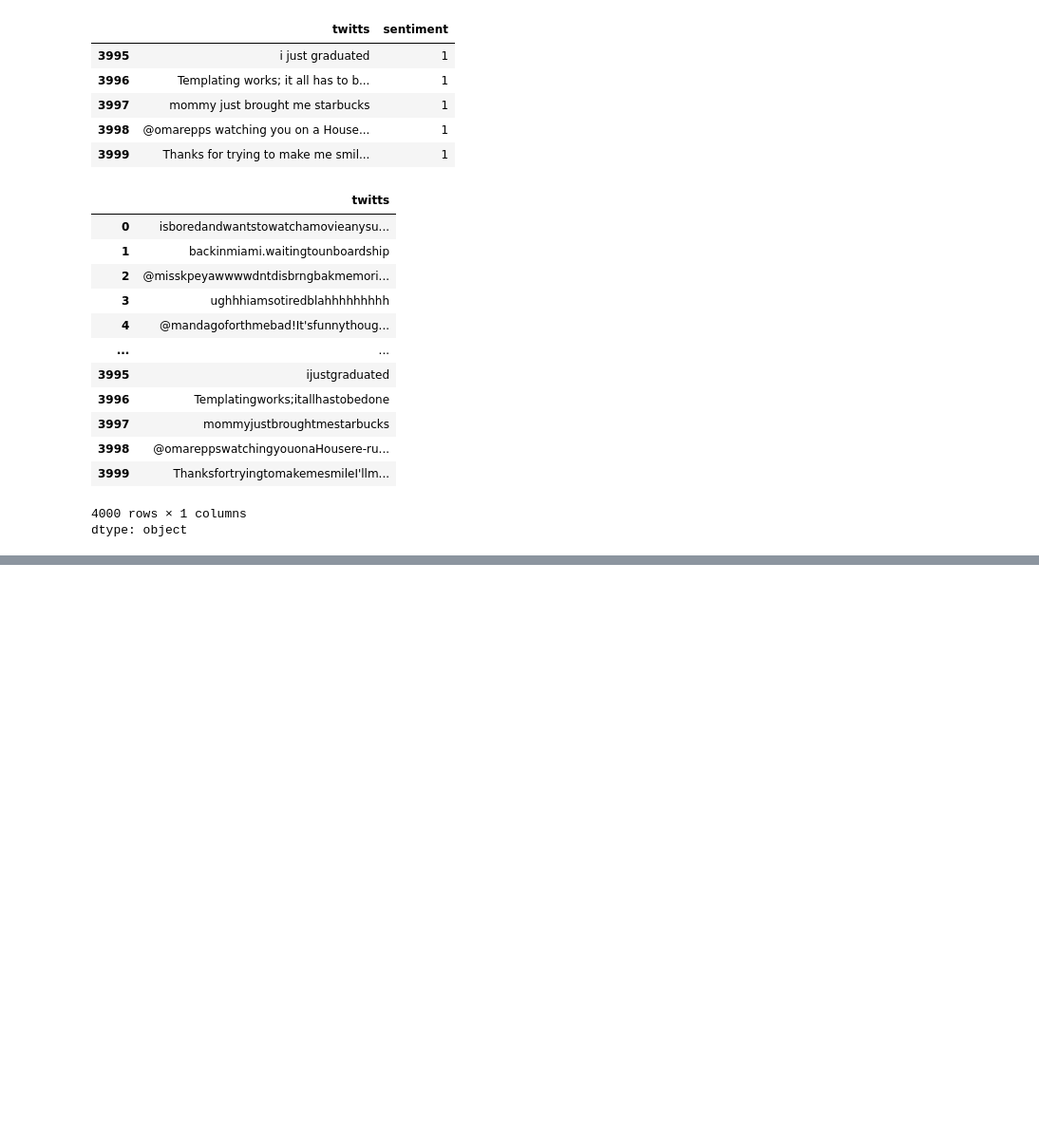
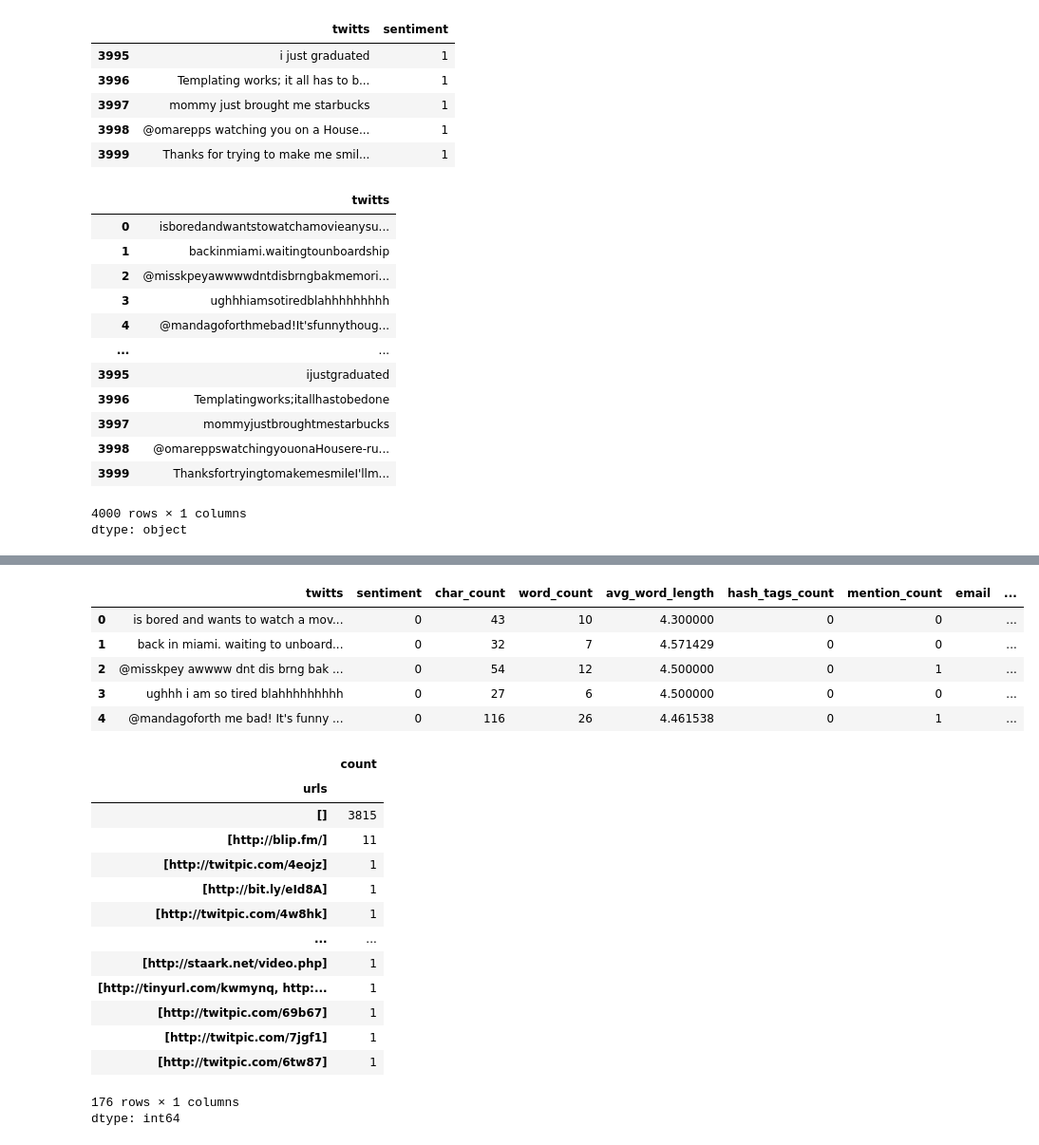
Before and after one commit to SUDEEPPATNAYAK/NLP, a Jupyter notebook: NLP3.ipynb, the cells around one changed output, grey strips where cells are left out. Shown at 95% size. Saved outputs shown, nothing was run; the diff lists cells and outputs as text; code cells hidden in the pictures; blank space fills up the shorter version.

```diff
--- a/NLP3.ipynb
+++ b/NLP3.ipynb
@@ -142,0 +211,4 @@ data
+# %%
+pattern = r'\w+@\w+.\w+'
+data['email'] = data['twitts'].apply(lambda x: re.findall(pattern = pattern, string = x))
+data['email'].sample(5)
@@ -142,0 +238,4 @@ data
+# %%
+pattern = r'\b[A-za-z0-9._%+-]+@[A-ZA-za-z0-9.-]+\.[A-Z|a-z]{2,}\b'
+data['email']= data['twitts'].apply(lambda x: re.findall(pattern = pattern, string = x))
+data['email']
@@ -142,0 +257,5 @@ data
+# %%
+pattern = r'\b[A-za-z0-9._%+-]+@[A-ZA-za-z0-9.-]+\.[A-Z|a-z]{2,}\b'
+data['email']= data['twitts'].apply(lambda x: "," . join(re.findall(pattern = pattern, string = x)))
+data['email']
+data['email'].value_counts()
@@ -142,0 +268,27 @@ data
+# %%
+pattern = r'http[s]?://(?:[a-zA-Z]|[0-9]|[$-_@.&+]|[!*\(\),]|(?:%[0-9a-fA-F][0-9a-fA-F]))+'
+data['urls'] = data['twitts'].apply(lambda x: re.findall(pattern, x))
+display(data.head())
+data['urls'].value_counts()
+# %% [output]
+|  | twitts | sentiment | char_count | word_count | avg_word_length | hash_tags_count | mention_count | email | ... |
+| 0 | is bored and wants to watch a mov... | 0 | 43 | 10 | 4.300000 | 0 | 0 |  | ... |
+| 1 | back in miami. waiting to unboard... | 0 | 32 | 7 | 4.571429 | 0 | 0 |  | ... |
+| 2 | @misskpey awwww dnt dis brng bak ... | 0 | 54 | 12 | 4.500000 | 0 | 1 |  | ... |
+| 3 | ughhh i am so tired blahhhhhhhhh | 0 | 27 | 6 | 4.500000 | 0 | 0 |  | ... |
+| 4 | @mandagoforth me bad! It's funny ... | 0 | 116 | 26 | 4.461538 | 0 | 1 |  | ... |
+|  | count |
+| urls |  |
+| [] | 3815 |
+| [http://blip.fm/] | 11 |
+| [http://twitpic.com/4eojz] | 1 |
+| [http://bit.ly/eId8A] | 1 |
+| [http://twitpic.com/4w8hk] | 1 |
+| ... | ... |
+| [http://staark.net/video.php] | 1 |
+| [http://tinyurl.com/kwmynq, http:... | 1 |
+| [http://twitpic.com/69b67] | 1 |
+| [http://twitpic.com/7jgf1] | 1 |
+| [http://twitpic.com/6tw87] | 1 |
+176 rows × 1 columns
+dtype: int64
```
Also changed, not shown: parts of 12 cells of this notebook.
